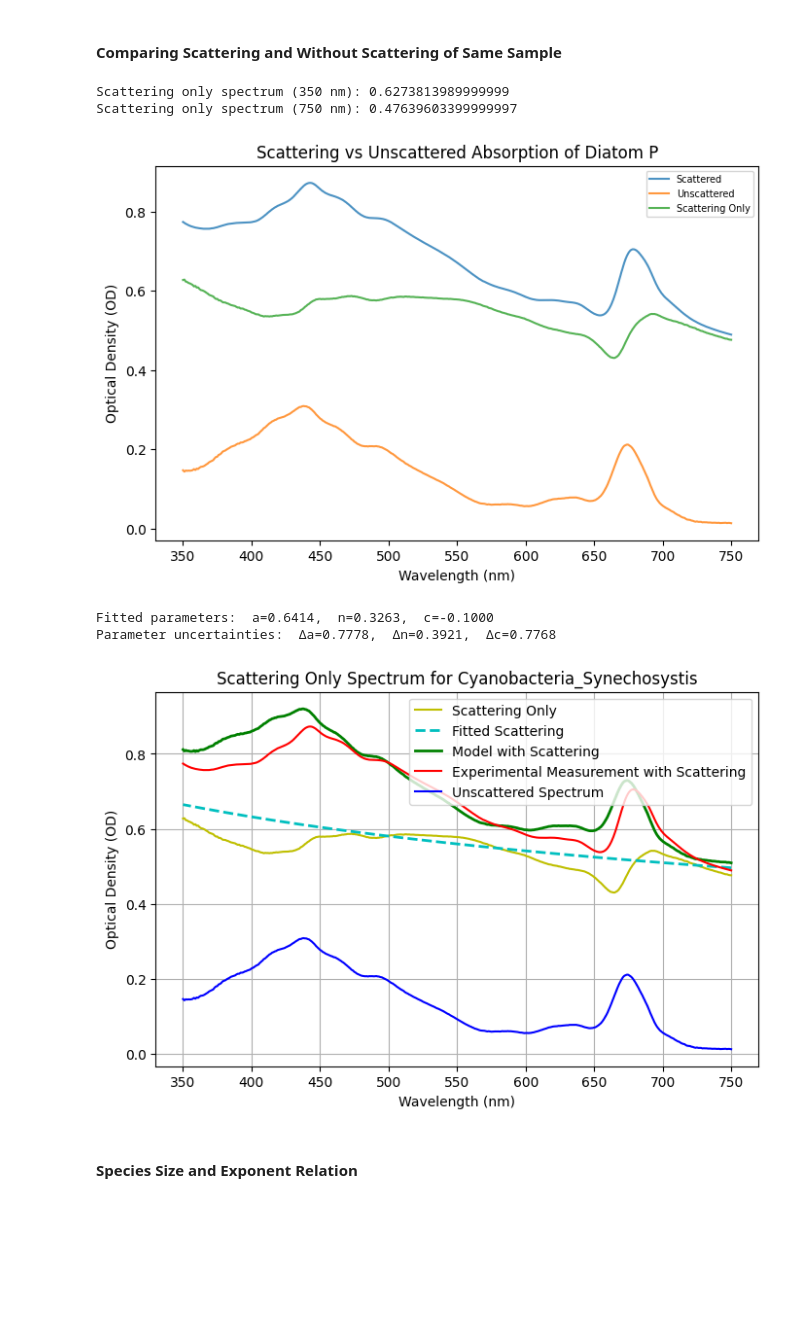
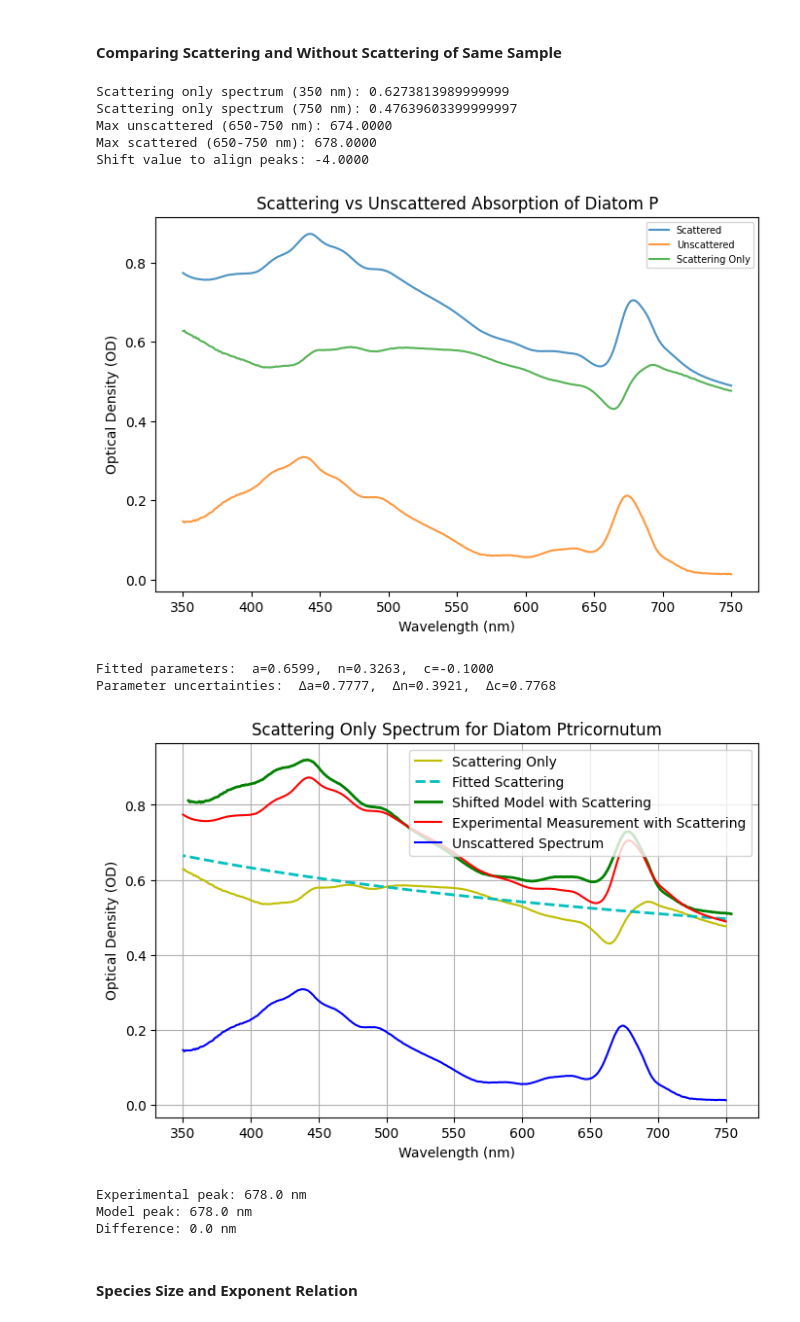
Before and after one commit to matsbannink/machine_learning, a Jupyter notebook: scattering.ipynb, the cells around one changed output. Saved outputs shown, nothing was run; the diff lists cells and outputs as text; code cells hidden in the pictures; blank space fills up the shorter version.

Commit message:
Added all the final scattering

```diff
--- a/scattering.ipynb
+++ b/scattering.ipynb
@@ -44,8 +43,9 @@ plt.show()
 # %%
 def fitting_function(wavelengths_nm, a, n, c):
     lam = wavelengths_nm.astype(float)
-    lambda_ref = 600
+    lambda_ref = 550
     return a * (lam / lambda_ref) ** (-n) + c
+
 mask = (experimental_wavelengths >= 770) & (experimental_wavelengths <= 800)
 wl_fit = experimental_wavelengths[mask]
 A_fit  = experimental_spectrum[mask]
@@ -194,6 +194,19 @@ scatter_only_spectrum = scattered_spectrum - unscattered_spectrum
 print(f"Scattering only spectrum (350 nm): {scatter_only_spectrum[-1]}")
 print(f"Scattering only spectrum (750 nm): {scatter_only_spectrum[0]}")
 
+mask_for_shift = (wavelengths >= 650) & (wavelengths <= 750)
+unscattered_shift = unscattered_spectrum[mask_for_shift]
+scattered_shift = scattered_spectrum[mask_for_shift]
+wavelengths_shift = wavelengths[mask_for_shift]
+
+wavelength_of_max_unscattered = wavelengths_shift[np.argmax(unscattered_shift)]
+wavelength_of_max_scattered = wavelengths_shift[np.argmax(scattered_shift)]
+
+shift_value = wavelength_of_max_unscattered - wavelength_of_max_scattered
+print(f"Max unscattered (650-750 nm): {wavelength_of_max_unscattered:.4f}")
+print(f"Max scattered (650-750 nm): {wavelength_of_max_scattered:.4f}")
+print(f"Shift value to align peaks: {shift_value:.4f}")
+
 
 plt.figure(figsize=(8, 5))
 plt.plot(wavelengths, scattered_spectrum, label="Scattered", alpha=0.8)
@@ -207,6 +220,9 @@ plt.show()
 # %% [output]
 Scattering only spectrum (350 nm): 0.6273813989999999
 Scattering only spectrum (750 nm): 0.47639603399999997
+Max unscattered (650-750 nm): 674.0000
+Max scattered (650-750 nm): 678.0000
+Shift value to align peaks: -4.0000
 [figure]
 # %%
 scattering_fit_diatom = pd.DataFrame(columns=["Wavelength", "Optical Density"])
@@ -229,38 +245,54 @@ A_fit  = scattering_fit_diatom_optical_density[mask].values.astype(float)
 
 p0 = [1.0, 1.0, 0.0]
 # bounds the fitted parameters in some regime. We know it's Mie, so .3< n <2.5
 bounds = ([0,   0.3,  -0.1],[5,   2.5,   0.3])
 
 popt, pcov = curve_fit(
     fitting_function, wl_fit, A_fit,
     p0=p0, bounds=bounds, maxfev=200
 )
 a_hat, n_hat, c_hat = popt
 print(f"Fitted parameters:  a={a_hat:.4f},  n={n_hat:.4f},  c={c_hat:.4f}")
 perr = np.sqrt(np.diag(pcov))
 print(f"Parameter uncertainties:  Δa={perr[0]:.4f},  Δn={perr[1]:.4f},  Δc={perr[2]:.4f}")
 
 wl_full = wavelengths
+wl_full_shifted = wl_full - shift_value
 A_full = unscattered_spectrum
 fitted_scattering = fitting_function(wl_full, a=a_hat, n=n_hat, c=c_hat)
 model_scattering_only = A_full + fitted_scattering
 
+
 plt.figure(figsize=(8, 5))
 plt.plot(scattering_fit_diatom_wavelengths, scattering_fit_diatom_optical_density, 'y', label='Scattering Only', markersize=4)
 plt.plot(wl_full, fitted_scattering, 'c--', label='Fitted Scattering', linewidth=2)
-plt.plot(wl_full, model_scattering_only, 'g', label='Model with Scattering', linewidth=2)
+# plt.plot(wl_full, model_scattering_only, 'm', label='Model with Scattering', linewidth=2)
+plt.plot(wl_full_shifted, model_scattering_only, 'g', label='Shifted Model with Scattering', linewidth=2)
 plt.plot(wavelengths, scattered_spectrum, 'r', label='Experimental Measurement with Scattering', markersize=4)
 plt.plot(wavelengths, unscattered_spectrum, 'b', label='Unscattered Spectrum')
 plt.xlabel('Wavelength (nm)')
 plt.ylabel('Optical Density (OD)')
-plt.title('Scattering Only Spectrum for Cyanobacteria_Synechosystis')
+plt.title('Scattering Only Spectrum for Diatom Ptricornutum')
 plt.legend()
 plt.grid()
 plt.show()
+
+peak_idx = np.argmax(scattered_spectrum[wavelengths > 600])
+peak_wavelength = wavelengths[wavelengths > 600][peak_idx]
+print(f"Experimental peak: {peak_wavelength:.1f} nm")
+
+peak_idx_model = np.argmax(model_scattering_only[wl_full_shifted > 600])
+peak_wavelength_model = wl_full_shifted[wl_full_shifted > 600][peak_idx_model]
+print(f"Model peak: {peak_wavelength_model:.1f} nm")
+
+print(f"Difference: {peak_wavelength - peak_wavelength_model:.1f} nm")
 # %% [output]
-Fitted parameters:  a=0.6414,  n=0.3263,  c=-0.1000
-Parameter uncertainties:  Δa=0.7778,  Δn=0.3921,  Δc=0.7768
+Fitted parameters:  a=0.6599,  n=0.3263,  c=-0.1000
+Parameter uncertainties:  Δa=0.7777,  Δn=0.3921,  Δc=0.7768
-[figure, old version]
+[figure, new version]
+Experimental peak: 678.0 nm
+Model peak: 678.0 nm
+Difference: 0.0 nm
 # %% [markdown]
 #### Species Size and Exponent Relation
 # %%
```
Also changed, not shown: parts of 5 cells of this notebook, 4 other files.
